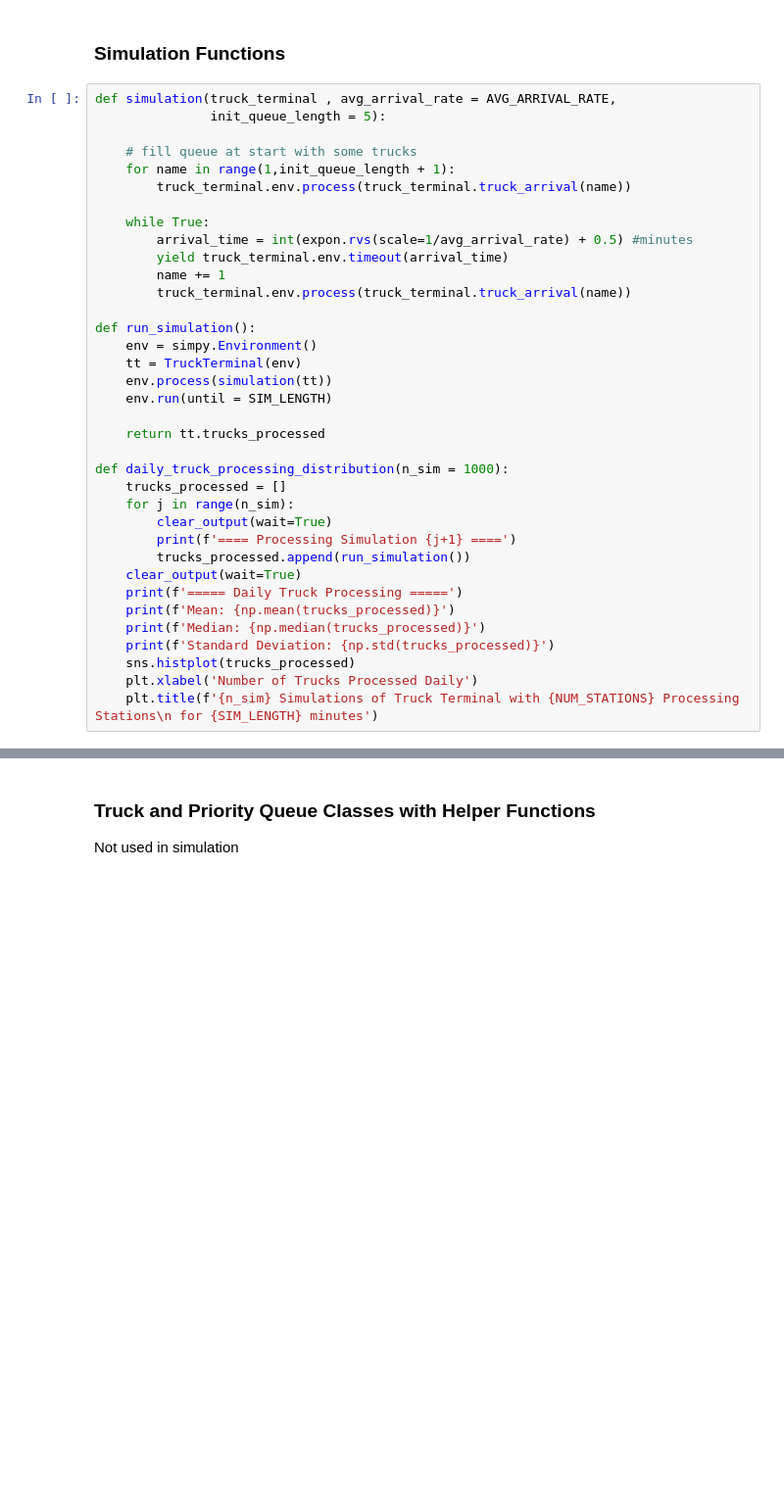
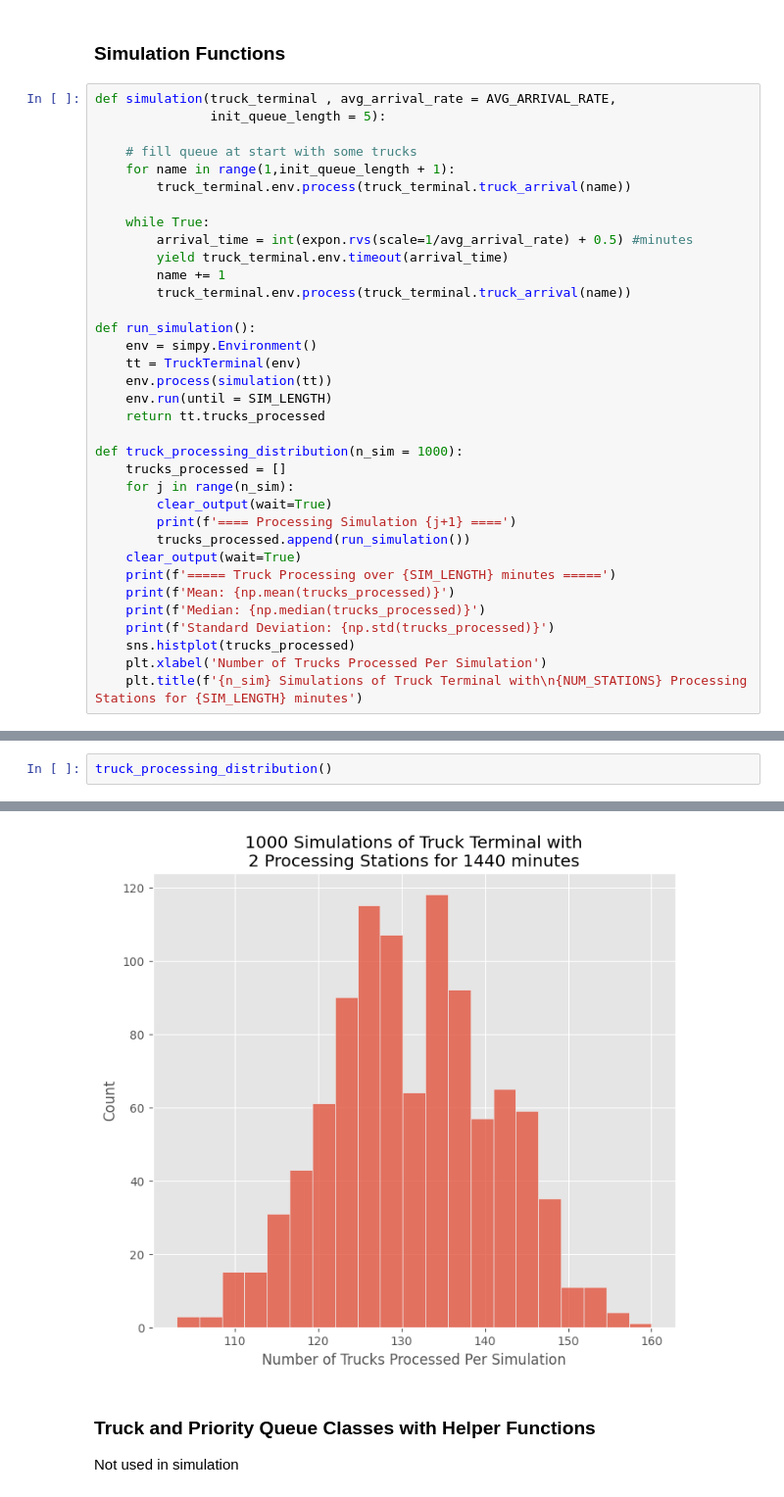
Before and after one commit to jgalloway42/truck_terminal_simulation, a Jupyter notebook: Truck_Processing_Station_Sim.ipynb, the cells around one changed output, grey strips where cells are left out. Shown at 98% size. Drawn from its saved outputs; the diff is of its cells as text; blank space fills up the shorter version.

Commit message:
added title to plot

```diff
--- a/Truck_Processing_Station_Sim.ipynb
+++ b/Truck_Processing_Station_Sim.ipynb
@@ -61,20 +61,19 @@ def run_simulation():
     tt = TruckTerminal(env)
     env.process(simulation(tt))
     env.run(until = SIM_LENGTH)
-
     return tt.trucks_processed
 
-def daily_truck_processing_distribution(n_sim = 1000):
+def truck_processing_distribution(n_sim = 1000):
     trucks_processed = []
     for j in range(n_sim):
         clear_output(wait=True)
         print(f'==== Processing Simulation {j+1} ====')
         trucks_processed.append(run_simulation())
     clear_output(wait=True)
-    print(f'===== Daily Truck Processing =====')
+    print(f'===== Truck Processing over {SIM_LENGTH} minutes =====')
     print(f'Mean: {np.mean(trucks_processed)}')
     print(f'Median: {np.median(trucks_processed)}')
     print(f'Standard Deviation: {np.std(trucks_processed)}')
     sns.histplot(trucks_processed)
-    plt.xlabel('Number of Trucks Processed Daily')
-    plt.title(f'{n_sim} Simulations of Truck Terminal with {NUM_STATIONS} Processing Stations\n for {SIM_LENGTH} minutes')
+    plt.xlabel('Number of Trucks Processed Per Simulation')
+    plt.title(f'{n_sim} Simulations of Truck Terminal with\n{NUM_STATIONS} Processing Stations for {SIM_LENGTH} minutes')
@@ -88,0 +80,3 @@ Standard Deviation: 9.585960097976624
+# %%
+truck_processing_distribution()
+# %% [output]
@@ -89,3 +87,4 @@ Standard Deviation: 9.585960097976624
+[figure, added]
 # %% [markdown]
 ### Truck and Priority Queue Classes with Helper Functions
 Not used in simulation
```
Also changed, not shown: parts of 2 cells of this notebook.
